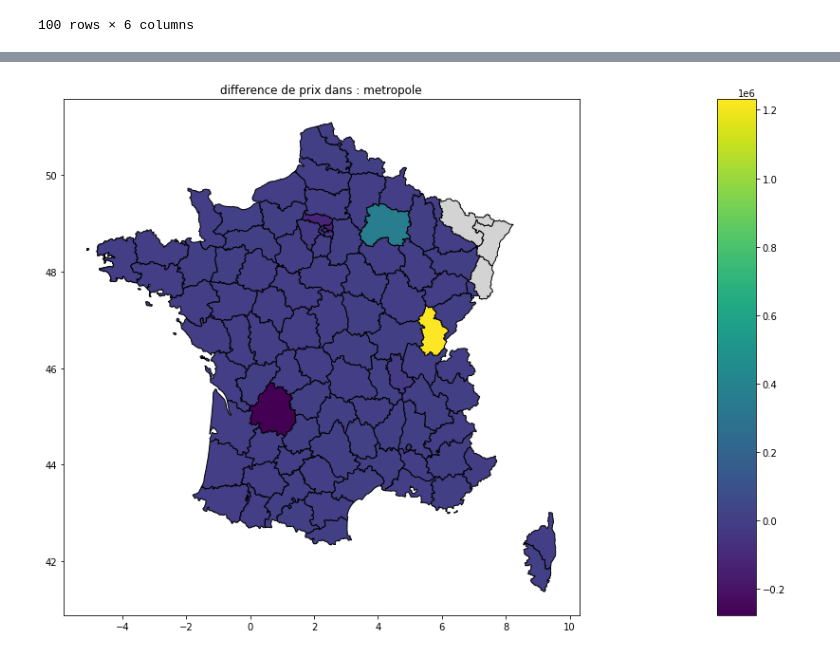
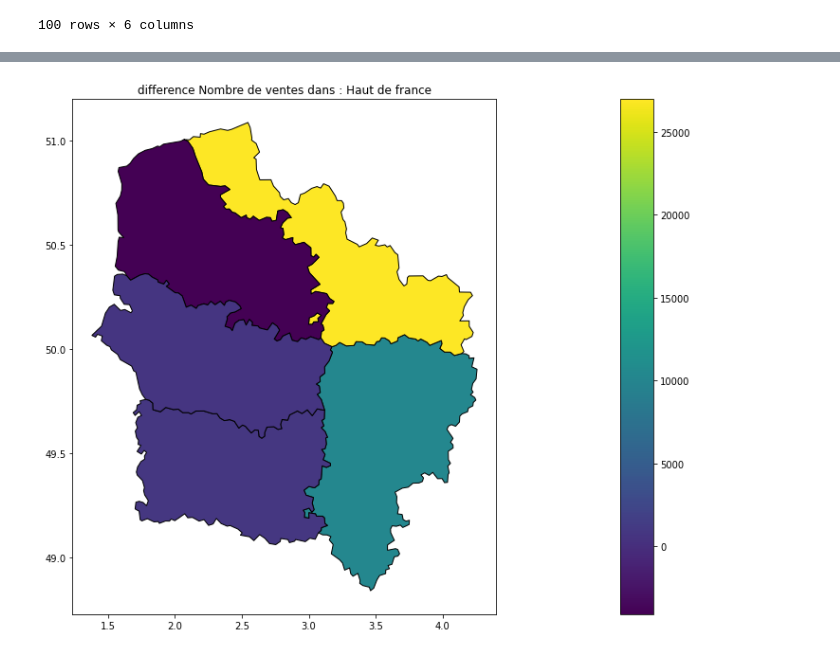
Before and after one commit to strawhattom/DVF, a Jupyter notebook: notebooks/DVF_visualisation.ipynb, the cells around one changed output, grey strips where cells are left out. Drawn from its saved outputs; the diff is of its cells as text; code cells hidden in the pictures.

```diff
--- a/notebooks/DVF_visualisation.ipynb
+++ b/notebooks/DVF_visualisation.ipynb
@@ -32,9 +34,9 @@ Drive already mounted at /content/gdrive/; to attempt to forcibly remount, call
 # %% [markdown]
 ## Initialise files
 # %%
-df2021 = pd.read_csv("static/valeursfoncieres-2021.txt",sep="|")
-df2020 = pd.read_csv("static/valeursfoncieres-2020.txt",sep="|")
-dfcovid = pd.read_csv("static/synthese-fra.csv")
+df2021 = pd.read_csv("/content/gdrive/MyDrive/ESILV/IA/valeursfoncieres-2021.txt",sep="|")
+df2020 = pd.read_csv("/content/gdrive/MyDrive/ESILV/IA/valeursfoncieres-2020.txt",sep="|")
+dfcovid = pd.read_csv("/content/gdrive/MyDrive/ESILV/IA/synthese-fra.csv")
 # %%
 nbcolumn2020=df2020.shape[0]
 nbcolumn2021=df2021.shape[0]
@@ -237,19 +224,20 @@ DiffNmbVentes
 # %%
-def afficheDiff(type = 1, nom_region = "metropole"):
-    merged =  DiffNmbVentes.reset_index(drop=False).merge(Region[nom_region], left_on="Code departement", right_on="code")
+def afficheDiff(type = "ventes", nom_region = metropole, strregion = "metropole" ):
+    merged =  DiffNmbVentes.reset_index(drop=False).merge(nom_region, left_on="Code departement", right_on="code")
     merged.shape
     geomerged = gpd.GeoDataFrame(merged)
-    fig, ax = plt.subplots(1, 1, figsize=(16, 6))
+    fig, ax = plt.subplots(1, 1, figsize=(16, 10))
+    cax = make_axes_locatable(ax).append_axes("right", size="5%", pad=0.1)
 
-    cax = make_axes_locatable(ax).append_axes("right", size="5%", pad=0.1)
-    if type == 1 :
+    if type == "ventes" :
       geomerged.plot(column="Difference compte", ax=ax, edgecolor='black', legend=True, cax=cax,missing_kwds={'color': 'lightgrey'})
-      ax.set_title("difference Nombre de ventes dans : " + nom_region);
-    elif type == 2:
+      ax.set_title("difference Nombre de ventes dans : " + strregion);
+
+    elif type == "prix":
       geomerged.plot(column="Difference Prix", ax=ax, edgecolor='black', legend=True, cax=cax,missing_kwds={'color': 'lightgrey'})
-      ax.set_title("difference de prix dans : " + nom_region);
+      ax.set_title("difference de prix dans : " + strregion);
 
 
-afficheDiff(type = 2, nom_region = "metropole")
+afficheDiff(type = "ventes", nom_region = Hauts_DeFrance, strregion = "Haut de france")
 # %% [output]
-[figure, old version]
+[figure, new version]
```
Also changed, not shown: parts of 12 cells of this notebook.
